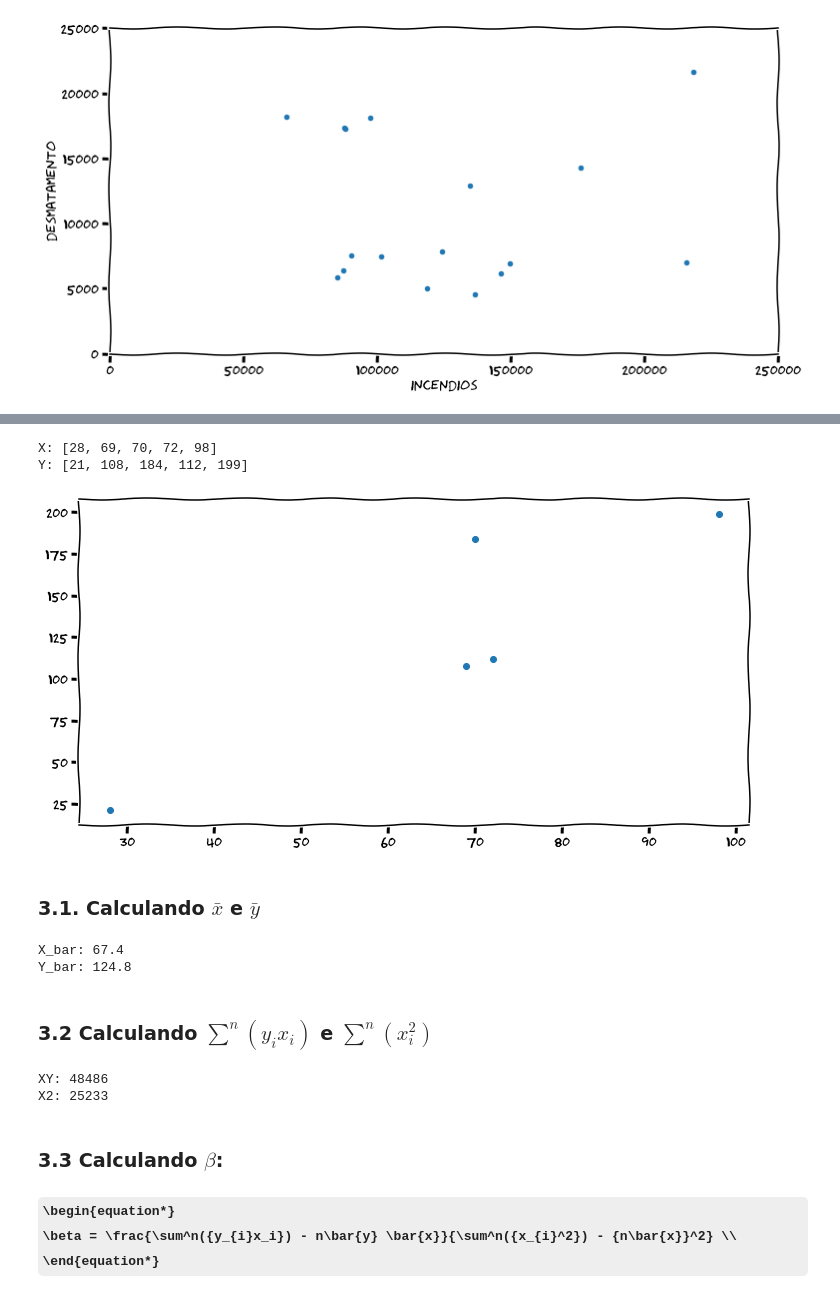
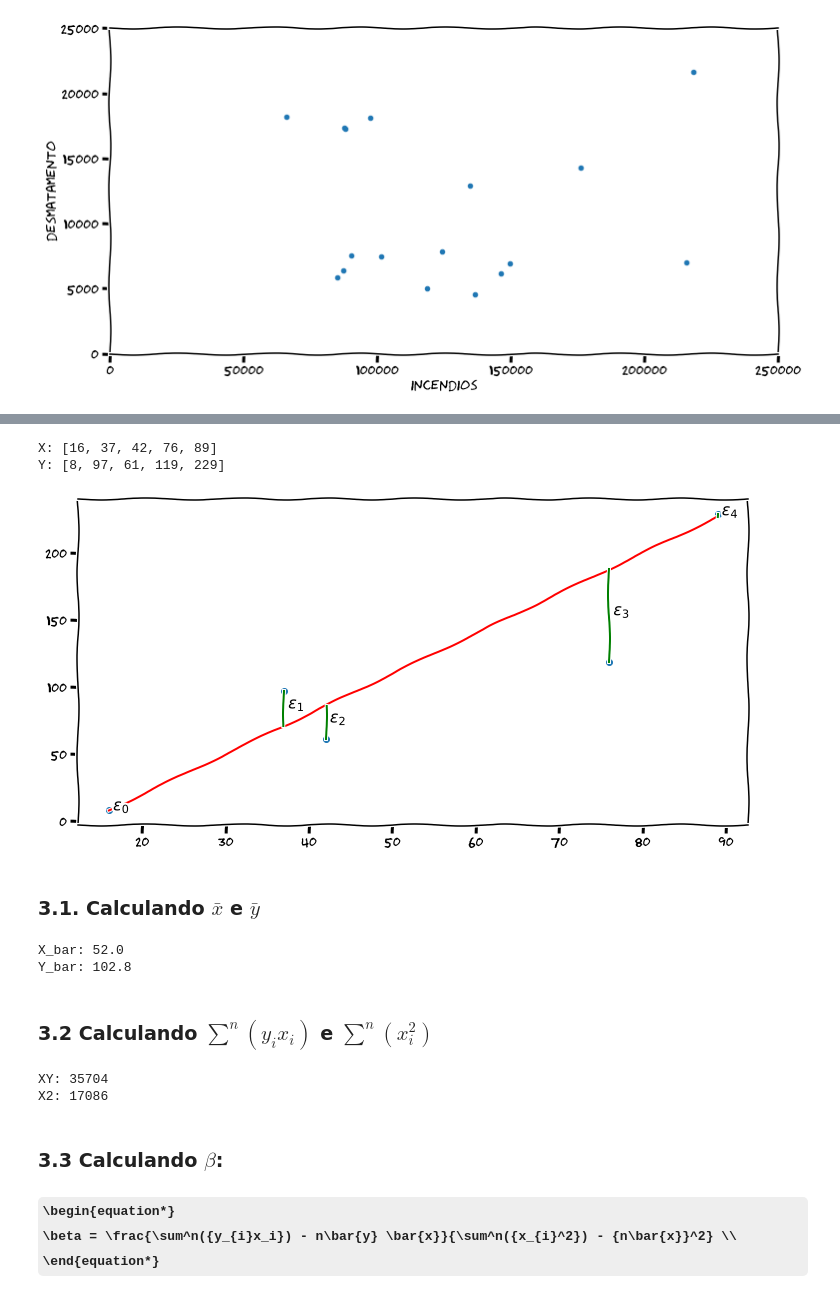
Before and after one commit to luxedo/romanos, a Jupyter notebook: incendios/Incêndios e Área desmatada na Amazônia.ipynb, the cells around one changed output, grey strips where cells are left out. Saved outputs shown, nothing was run; the diff lists cells and outputs as text; code cells hidden in the pictures; some formulas as TeX source.

```diff
--- a/incendios/Incêndios e Área desmatada na Amazônia.ipynb
+++ b/incendios/Incêndios e Área desmatada na Amazônia.ipynb
@@ -105,9 +111,9 @@ linregress(x, y=None)
 np.random.seed(666)
 beta = 2
 alpha = 10
-eta = 20
-X = sorted(np.random.randint(0, 100, 20))
-Y = [alpha + beta*x + np.random.randint(-eta, eta) for x in X]
+n = 20
+X = sorted(np.random.randint(0, 100, n))
+Y = [alpha + beta*x for x in X]
 
 with plt.xkcd():
     fig = plt.figure(figsize=(12,6))
@@ -151,9 +228,10 @@ slope: 3.1859299662106575 intercept: -53.75881117199657 r^2: 0.8048604265103819
 # %%
-X = np.random.randint(0, 100, 20)
-Y = np.random.randint(0, 100, 20)
+n = 200
+X = np.random.randint(0, 100, n)
+Y = np.random.randint(0, 100, n)
 
 slope, intercept, r_value, p_value, std_err = linregress(X, Y)
-print("slope:", slope, "intercept:", intercept, "r^2:", r_value**2)
+print("slope:", slope, "\nintercept:", intercept, "\nr^2:", r_value**2, "\np_value:", p_value, "\nstd_err", std_err)
 
 with plt.xkcd():
     fig = plt.figure(figsize=(12,6))
@@ -200,19 +284,26 @@ Para o coeficiente $\beta$:
 # %%
 beta = 2
 alpha = 10
-eta = 50
+epsilon = 50
 n = 5
 X = sorted(np.random.randint(0, 100, n))
-Y = [alpha + beta*x + np.random.randint(-eta, eta) for x in X]
+Y = [alpha + beta*x + np.random.randint(-epsilon, epsilon) for x in X]
 print("X:", X, "\nY:", Y)
 
 with plt.xkcd():
+    slope = 3
+    intercept = -40
     fig = plt.figure(figsize=(12,6))
     plt.scatter(X, Y)
+    plt.plot(X, line(slope, intercept, X), color="red")
+    for i, (x, y) in enumerate(zip(X, Y)):
+        l = line(slope, intercept, x)
+        plt.plot([x, x], [y, l], color="green")
+        plt.text(x+0.5, (y+l)/2, "$\epsilon_{}$".format(i), {"size": 16})
 # %% [output]
-X: [28, 69, 70, 72, 98]
-Y: [21, 108, 184, 112, 199]
+X: [16, 37, 42, 76, 89]
+Y: [8, 97, 61, 119, 229]
-[figure, old version]
+[figure, new version]
 # %% [markdown]
 ### 3.1. Calculando $\bar{x}$ e $\bar{y}$
 # %%
@@ -220,8 +311,8 @@ X_bar = np.mean(X)
 Y_bar = np.mean(Y)
 print("X_bar:", X_bar, "\nY_bar:", Y_bar)
 # %% [output]
-X_bar: 67.4
-Y_bar: 124.8
+X_bar: 52.0
+Y_bar: 102.8
 # %% [markdown]
 ### 3.2 Calculando $\sum^n({y_{i}x_i})$ e $\sum^n({x_i^2})$
 # %%
@@ -229,8 +320,8 @@ XY = np.dot(X, Y)
 X2 = np.dot(X, X)
 print("XY:", XY, "\nX2:", X2)
 # %% [output]
-XY: 48486
-X2: 25233
+XY: 35704
+X2: 17086
 # %% [markdown]
 ### 3.3 Calculando $\beta$:
 ### \begin{equation*}
```
Also changed, not shown: parts of 26 cells of this notebook.
